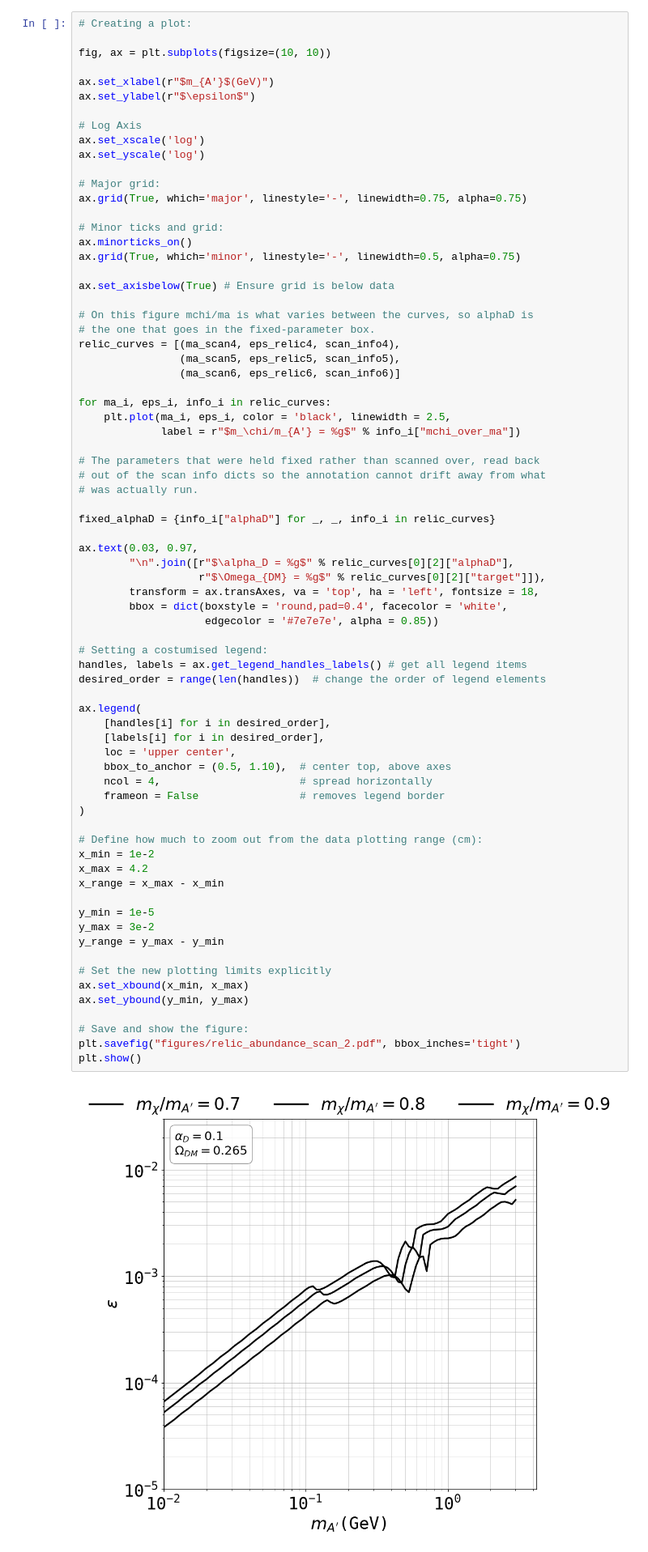
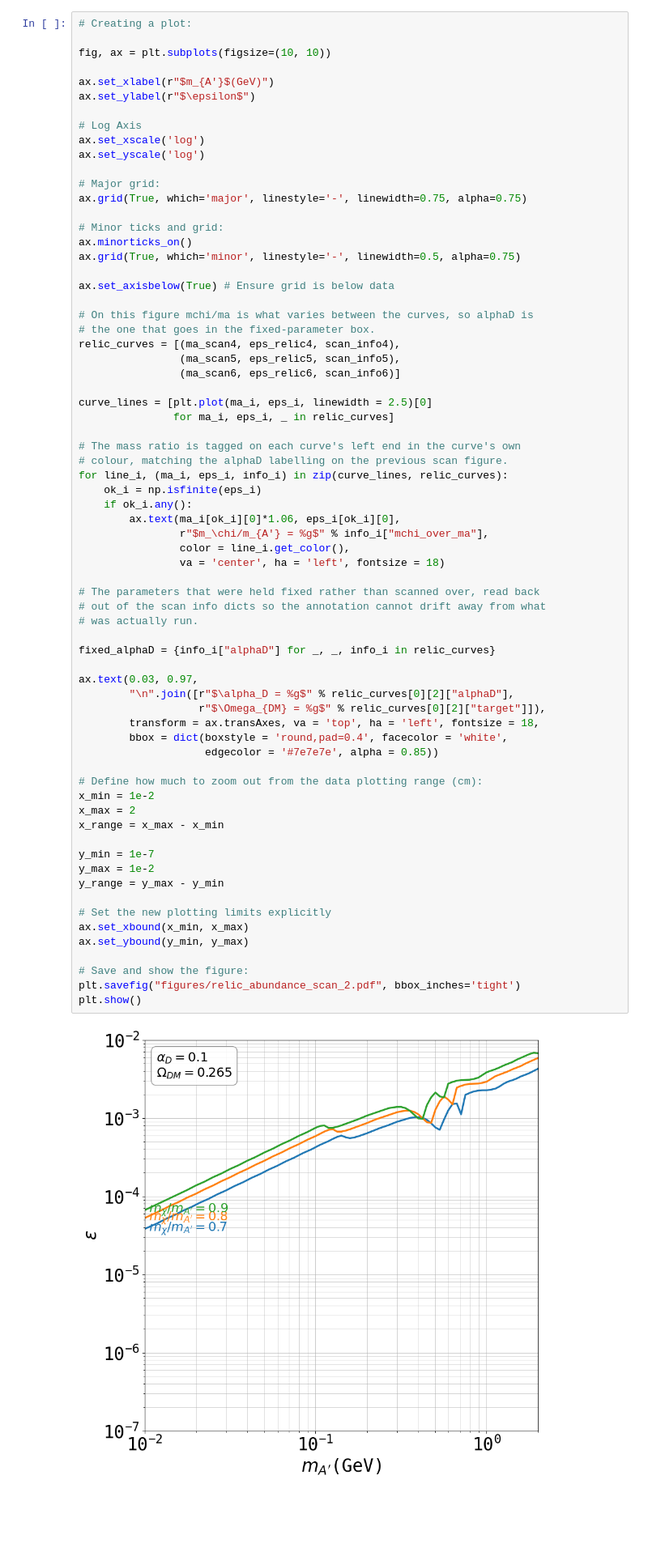
Before and after one commit to sgogoeg/bcgs_internship, a Jupyter notebook: Code/Relic_Abundance.ipynb, the cells around one changed output. Shown at 81% size. Saved outputs shown, nothing was run; the diff lists cells and outputs as text; blank space fills up the shorter version.

```diff
--- a/Code/Relic_Abundance.ipynb
+++ b/Code/Relic_Abundance.ipynb
@@ -1795,54 +1782,50 @@ relic_curves = [(ma_scan4, eps_relic4, scan_info4),
                 (ma_scan5, eps_relic5, scan_info5),
                 (ma_scan6, eps_relic6, scan_info6)]
 
-for ma_i, eps_i, info_i in relic_curves:
-    plt.plot(ma_i, eps_i, color = 'black', linewidth = 2.5,
-             label = r"$m_\chi/m_{A'} = %g$" % info_i["mchi_over_ma"])
+curve_lines = [plt.plot(ma_i, eps_i, linewidth = 2.5)[0]
+               for ma_i, eps_i, _ in relic_curves]
+
+# The mass ratio is tagged on each curve's left end in the curve's own
+# colour, matching the alphaD labelling on the previous scan figure.
+for line_i, (ma_i, eps_i, info_i) in zip(curve_lines, relic_curves):
+    ok_i = np.isfinite(eps_i)
+    if ok_i.any():
+        ax.text(ma_i[ok_i][0]*1.06, eps_i[ok_i][0],
+                r"$m_\chi/m_{A'} = %g$" % info_i["mchi_over_ma"],
+                color = line_i.get_color(),
+                va = 'center', ha = 'left', fontsize = 18)
 
 # The parameters that were held fixed rather than scanned over, read back
 # out of the scan info dicts so the annotation cannot drift away from what
 # was actually run.
 
 fixed_alphaD = {info_i["alphaD"] for _, _, info_i in relic_curves}
 
 ax.text(0.03, 0.97,
         "\n".join([r"$\alpha_D = %g$" % relic_curves[0][2]["alphaD"],
                    r"$\Omega_{DM} = %g$" % relic_curves[0][2]["target"]]),
         transform = ax.transAxes, va = 'top', ha = 'left', fontsize = 18,
         bbox = dict(boxstyle = 'round,pad=0.4', facecolor = 'white',
                     edgecolor = '#7e7e7e', alpha = 0.85))
 
-# Setting a costumised legend:
-handles, labels = ax.get_legend_handles_labels() # get all legend items
-desired_order = range(len(handles))  # change the order of legend elements
-
-ax.legend(
-    [handles[i] for i in desired_order],
-    [labels[i] for i in desired_order],
-    loc = 'upper center',
-    bbox_to_anchor = (0.5, 1.10),  # center top, above axes
-    ncol = 4,                      # spread horizontally
-    frameon = False                # removes legend border
-)
-
 # Define how much to zoom out from the data plotting range (cm):
 x_min = 1e-2
-x_max = 4.2
+x_max = 2
 x_range = x_max - x_min
 
-y_min = 1e-5
-y_max = 3e-2
+y_min = 1e-7
+y_max = 1e-2
 y_range = y_max - y_min
 
 # Set the new plotting limits explicitly
 ax.set_xbound(x_min, x_max)
 ax.set_ybound(y_min, y_max)
 
 # Save and show the figure:
 plt.savefig("figures/relic_abundance_scan_2.pdf", bbox_inches='tight')
 plt.show()
 # %% [output]
-[figure, old version]
+[figure, new version]
 # %% [markdown]
 ## Dirac Fermion case:
 # %% [markdown]
```
Also changed, not shown: parts of 19 cells of this notebook, 35 other files.
